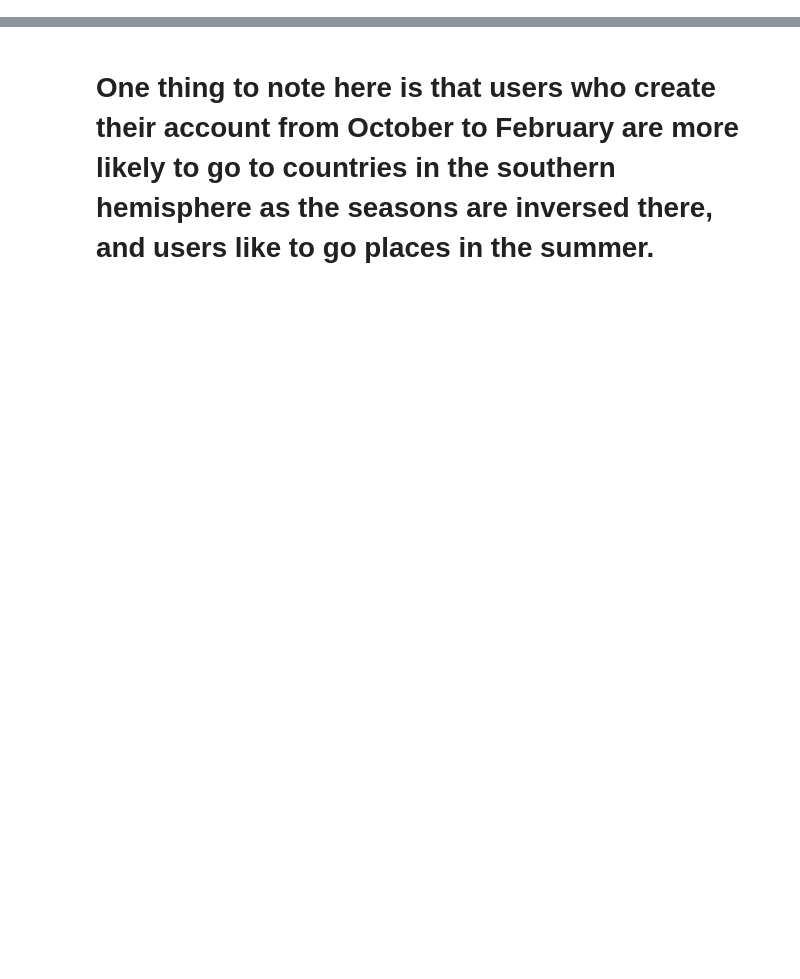
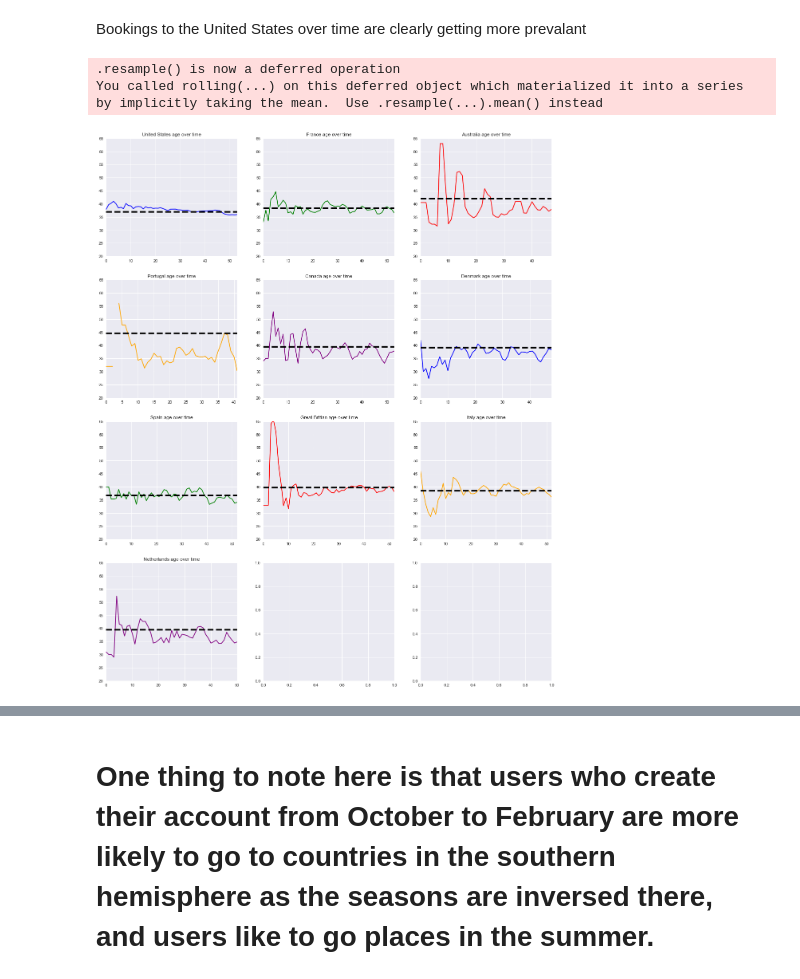
Before and after one commit to TJBANEY/Springboard-Code, a Jupyter notebook: Capstone Data Story.ipynb, the cells around one changed output, grey strips where cells are left out. Cells and saved outputs as stored; diff of their text form; code cells hidden in the pictures; blank space fills up the shorter version.

```diff
--- a/Capstone Data Story.ipynb
+++ b/Capstone Data Story.ipynb
@@ -233,0 +167,40 @@ plt.show()
+# %% [markdown]
+Bookings to the United States over time are clearly getting more prevalant
+# %%
+ucb_w_reindex_age = ucb_w_reindex[np.isfinite(ucb_w_reindex['age'])]
+ucb_w_reindex_age = ucb_w_reindex_age.loc[ucb_w_reindex_age['age'] < 120]
+
+
+def ageSeries(country):
+    return ucb_w_reindex_age.loc[ucb_w_reindex_age['country_destination'] == country].age.fillna(value=30).resample('m').rolling(window=3, min_periods=1).mean()
+
+def avgAge(country):
+    return ucb_w_reindex_age.loc[ucb_w_reindex_age['country_destination'] == country].age.mean()
+
+num_plots = 10
+fig, axes = plt.subplots(4,3,figsize=(20,25))
+
+list_of_dfs = [{'country': item, 'age': ageSeries(item), 'avgAge': avgAge(item)} for item in ['US', 'FR', 'AU', 'PT', 'CA', 'DE', 'ES', 'GB', 'IT', 'NL']]
+
+colors = ['blue', 'green', 'red', 'orange', 'purple', 'blue', 'green', 'red', 'orange', 'purple']
+col, row, loop = (0, 0, 0)
+for obj in list_of_dfs:
+    row = math.floor(loop/3)
+
+    sns.tsplot(data=obj['age'], color=colors[loop], ax=axes[row, col])
+    axes[row, col].set_title('{} age over time'.format(full_country_name[obj['country']]))
+    axes[row, col].axhline(obj['avgAge'], color='black', linestyle='dashed', linewidth=4)
+    axes[row, col].set(ylim=(20, 65))
+
+    col += 1
+    loop += 1
+
+    if col == 3:
+        col = 0
+
+plt.show()
+# %% [output]
+.resample() is now a deferred operation
+You called rolling(...) on this deferred object which materialized it into a series
+by implicitly taking the mean.  Use .resample(...).mean() instead
+[figure, added]
```
Also changed, not shown: parts of 53 cells of this notebook, 4 other files.
